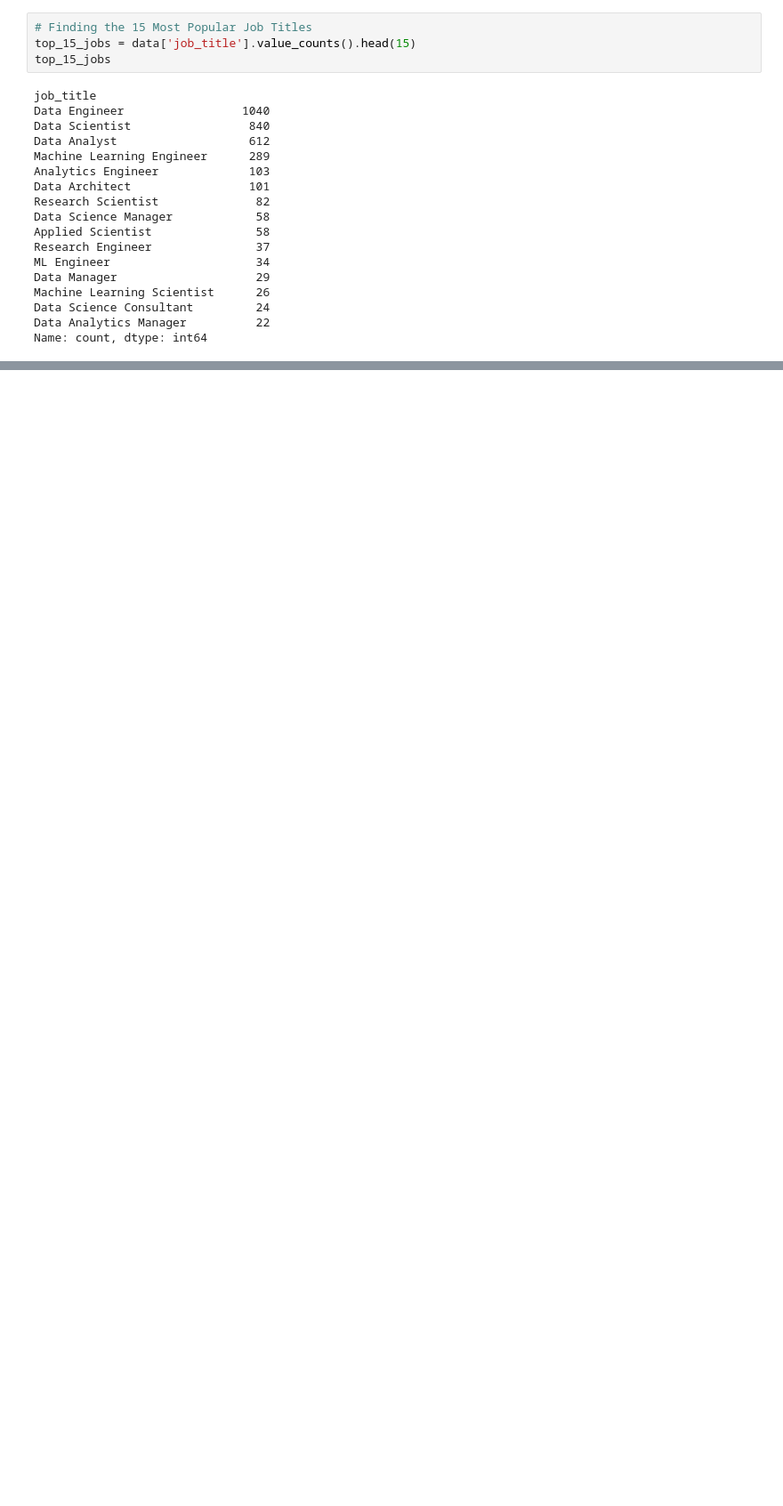
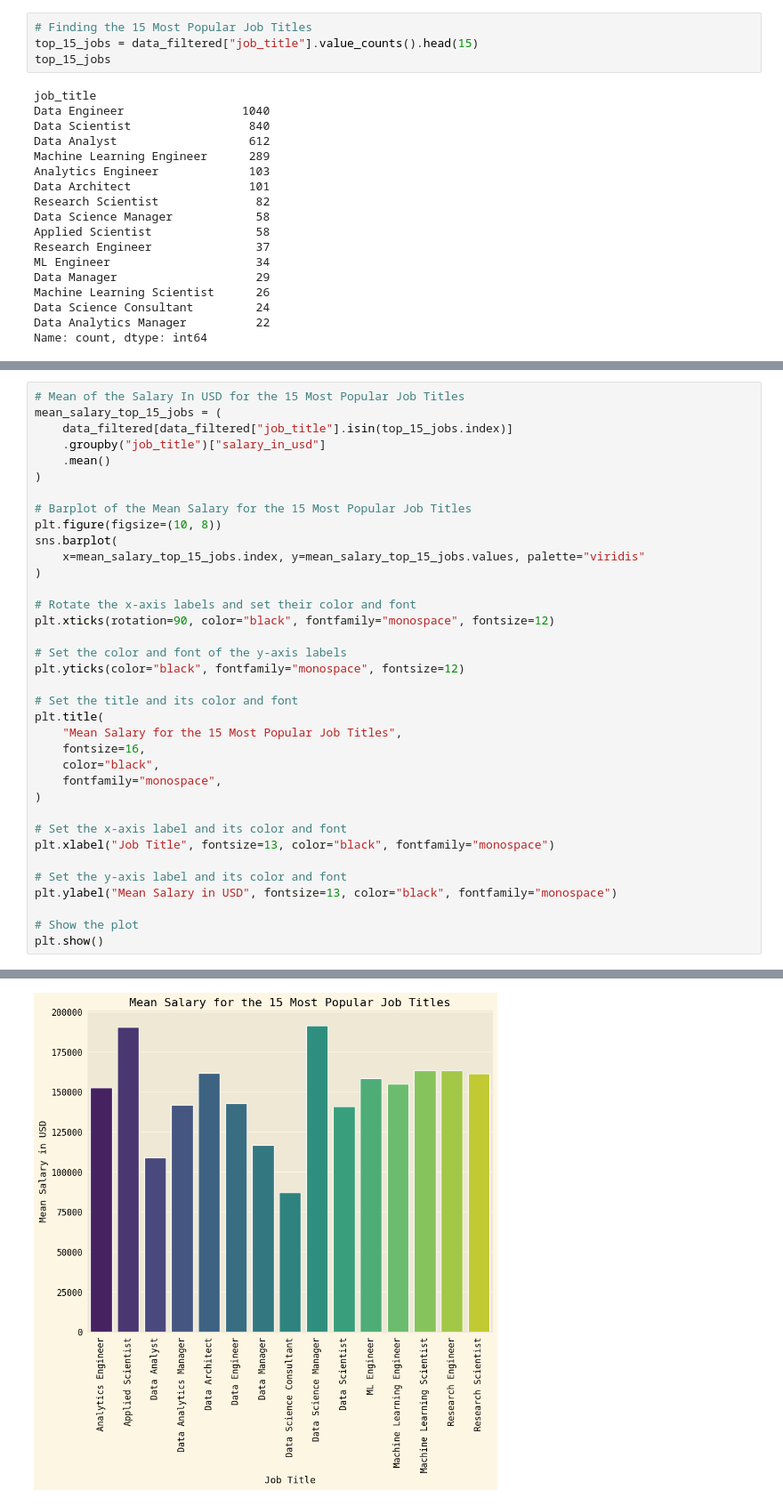
Before and after one commit to OtoYuki/Applied_Data-Science_Coursework, a Jupyter notebook: data_science_salaries.ipynb, the cells around one changed output, grey strips where cells are left out. Shown: that part at 89% size. Cells and saved outputs as stored; diff of their text form; blank space fills up the shorter version.

```diff
--- a/data_science_salaries.ipynb
+++ b/data_science_salaries.ipynb
@@ -275,6 +314,6 @@ plt.show()
 # %%
 # Finding the 15 Most Popular Job Titles
-top_15_jobs = data['job_title'].value_counts().head(15)
+top_15_jobs = data_filtered["job_title"].value_counts().head(15)
 top_15_jobs
 # %% [output]
 job_title
@@ -321,0 +336,37 @@ plt.xticks(rotation=90)
+# %%
+# Mean of the Salary In USD for the 15 Most Popular Job Titles
+mean_salary_top_15_jobs = (
+    data_filtered[data_filtered["job_title"].isin(top_15_jobs.index)]
+    .groupby("job_title")["salary_in_usd"]
+    .mean()
+)
+
+# Barplot of the Mean Salary for the 15 Most Popular Job Titles
+plt.figure(figsize=(10, 8))
+sns.barplot(
+    x=mean_salary_top_15_jobs.index, y=mean_salary_top_15_jobs.values, palette="viridis"
+)
+
+# Rotate the x-axis labels and set their color and font
+plt.xticks(rotation=90, color="black", fontfamily="monospace", fontsize=12)
+
+# Set the color and font of the y-axis labels
+plt.yticks(color="black", fontfamily="monospace", fontsize=12)
+
+# Set the title and its color and font
+plt.title(
+    "Mean Salary for the 15 Most Popular Job Titles",
+    fontsize=16,
+    color="black",
+    fontfamily="monospace",
+)
+
+# Set the x-axis label and its color and font
+plt.xlabel("Job Title", fontsize=13, color="black", fontfamily="monospace")
+
+# Set the y-axis label and its color and font
+plt.ylabel("Mean Salary in USD", fontsize=13, color="black", fontfamily="monospace")
+
+# Show the plot
+plt.show()
+# %% [output]
@@ -321,0 +376 @@ plt.xticks(rotation=90)
+[figure, added]
```
Also changed, not shown: parts of 25 cells of this notebook.
